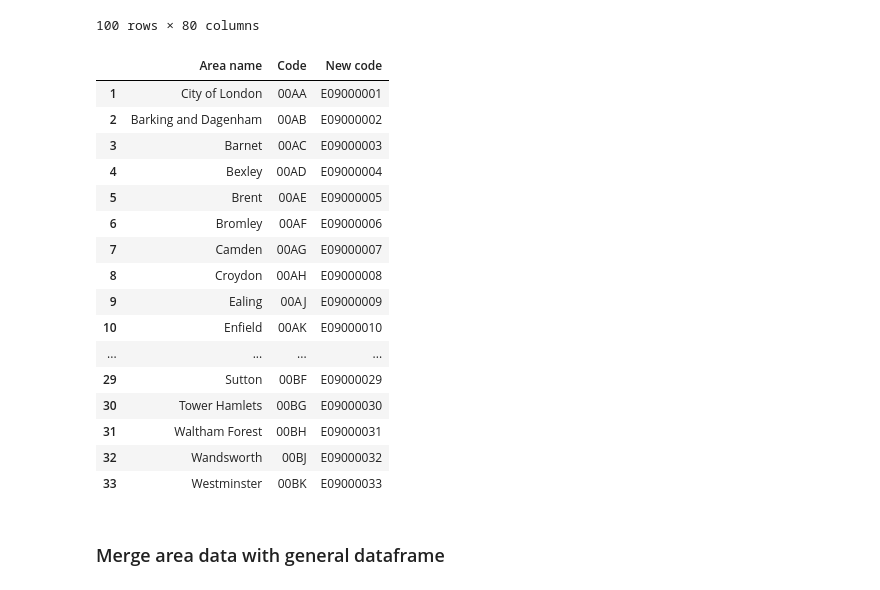
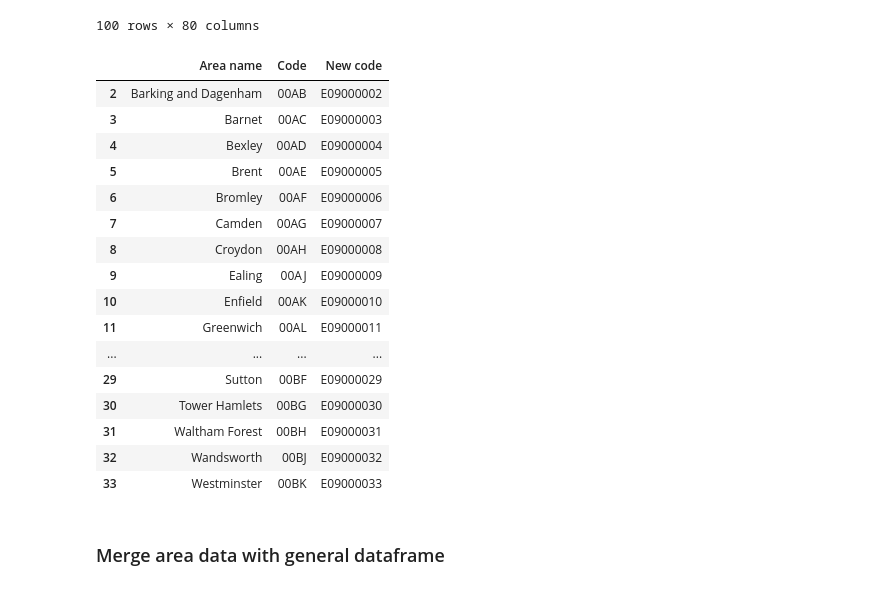
Before and after one commit to mlsystemdesignproject/neighbourhood-safety-prediction, a Jupyter notebook: notebooks/Data_exploration_borough.ipynb, the cells around one changed output. Saved outputs shown, nothing was run; the diff lists cells and outputs as text; code cells hidden in the pictures.

Commit message:
EDA#7 - minor: removing City of London (as it is NOT a Borough)

```diff
--- a/notebooks/Data_exploration_borough.ipynb
+++ b/notebooks/Data_exploration_borough.ipynb
@@ -459,14 +459,13 @@ df_area_code
 # %%
 filtered_area_code = df_area_code[['Area name', 'Code', 'New code']]
 filtered_area_code = filtered_area_code.dropna()
 def clean(filtered_area_code):
-    to_remove = ['Inner London', 'Outer London', 'London', 'England', 'United Kingdom']
+    to_remove = ['City of London','Inner London', 'Outer London', 'London', 'England', 'United Kingdom']
     return filtered_area_code[~filtered_area_code['Area name'].isin(to_remove)]
 filtered_area_code = clean(filtered_area_code.copy())
 filtered_area_code
 # %% [output]
 |  | Area name | Code | New code |
-| 1 | City of London | 00AA | E09000001 |
 | 2 | Barking and Dagenham | 00AB | E09000002 |
 | 3 | Barnet | 00AC | E09000003 |
 | 4 | Bexley | 00AD | E09000004 |
@@ -476,6 +475,7 @@ filtered_area_code
 | 8 | Croydon | 00AH | E09000008 |
 | 9 | Ealing | 00AJ | E09000009 |
 | 10 | Enfield | 00AK | E09000010 |
+| 11 | Greenwich | 00AL | E09000011 |
 | ... | ... | ... | ... |
 | 29 | Sutton | 00BF | E09000029 |
 | 30 | Tower Hamlets | 00BG | E09000030 |
```
Also changed, not shown: parts of 1 cell of this notebook, 1 other file.
